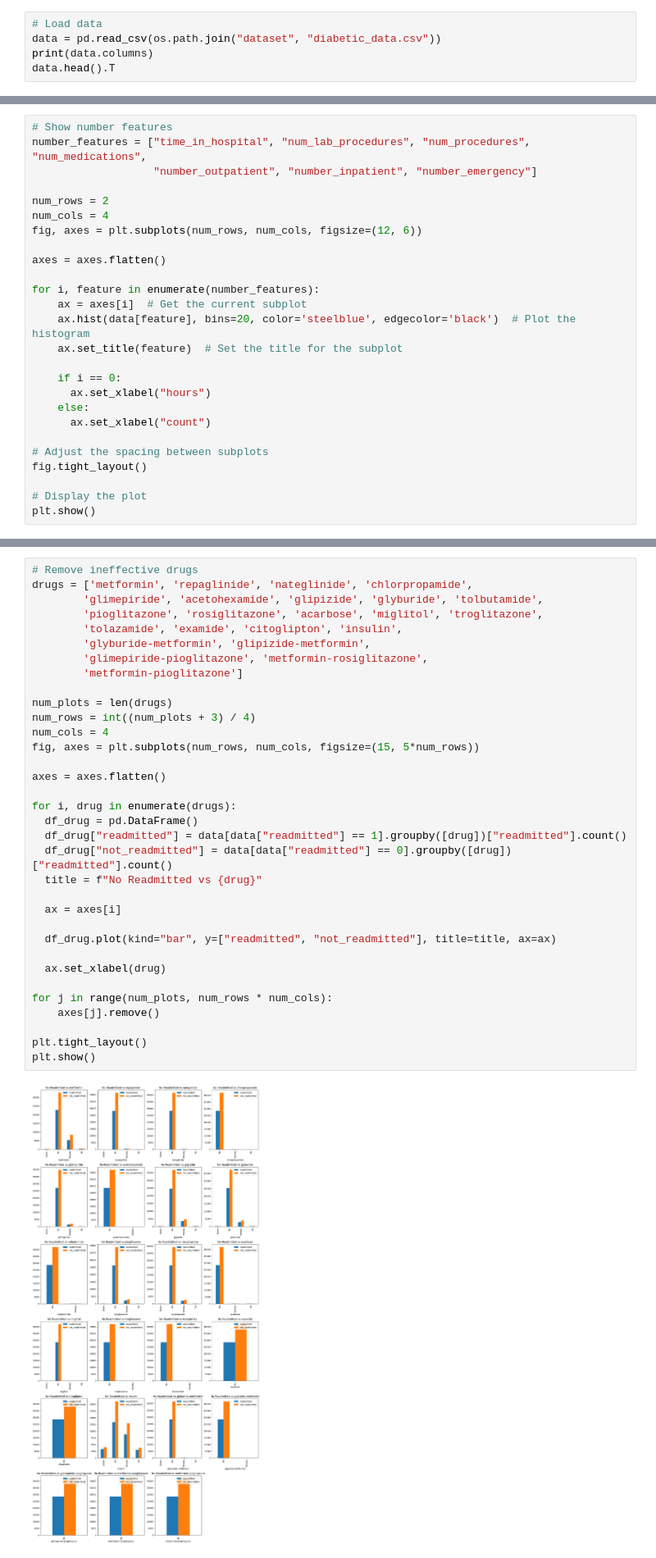
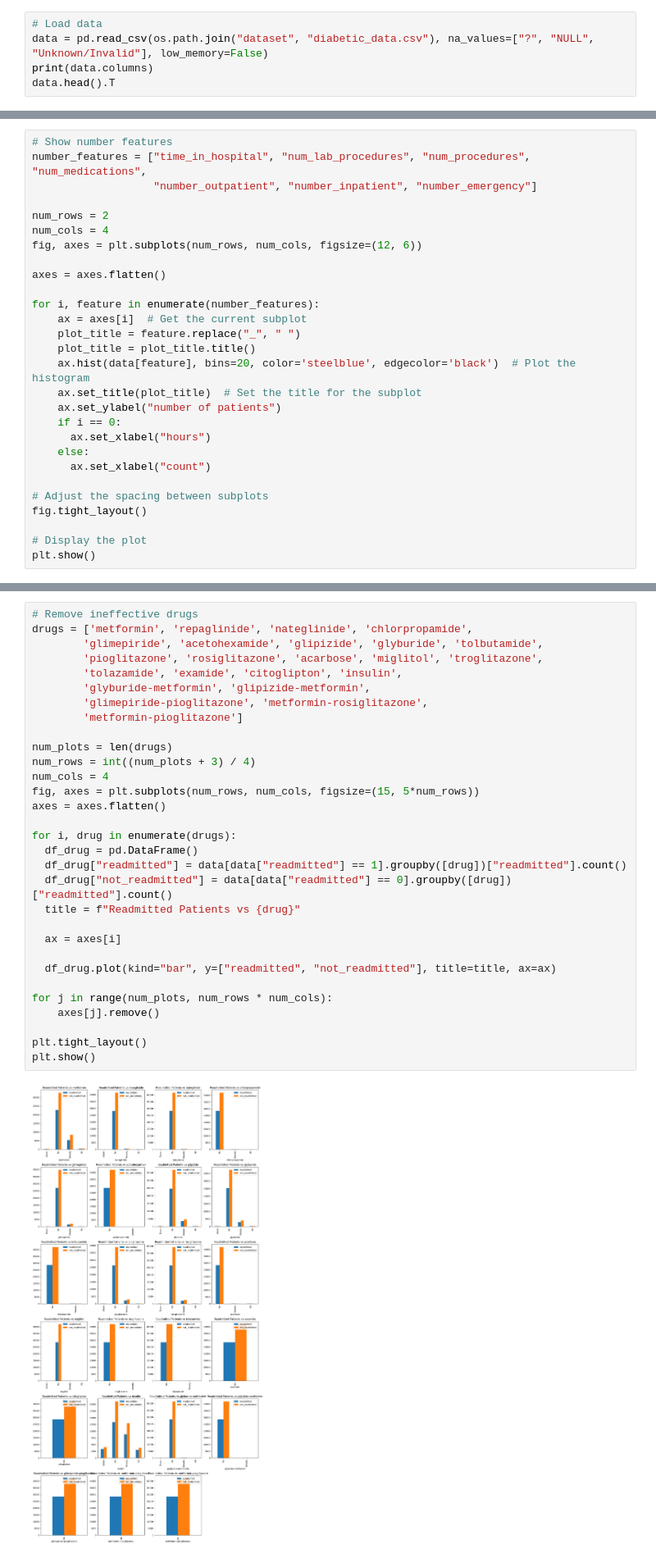
Before and after one commit to minhngo3818/cs178-diabetes-project, a Jupyter notebook: cleaner_2nd.ipynb, the cells around one changed output, grey strips where cells are left out. Shown at 82% size. Drawn from its saved outputs; the diff is of its cells as text.

```diff
--- a/cleaner_2nd.ipynb
+++ b/cleaner_2nd.ipynb
@@ -26,7 +26,7 @@ random_seed=12345
 ### 1. Exploration
 # %%
 # Load data
-data = pd.read_csv(os.path.join("dataset", "diabetic_data.csv"))
+data = pd.read_csv(os.path.join("dataset", "diabetic_data.csv"), na_values=["?", "NULL", "Unknown/Invalid"], low_memory=False)
 print(data.columns)
 data.head().T
 # %% [output]
@@ -307,9 +315,11 @@ axes = axes.flatten()
 
 for i, feature in enumerate(number_features):
     ax = axes[i]  # Get the current subplot
+    plot_title = feature.replace("_", " ")
+    plot_title = plot_title.title()
     ax.hist(data[feature], bins=20, color='steelblue', edgecolor='black')  # Plot the histogram
-    ax.set_title(feature)  # Set the title for the subplot
-
+    ax.set_title(plot_title)  # Set the title for the subplot
+    ax.set_ylabel("number of patients")
     if i == 0:
       ax.set_xlabel("hours")
     else:
@@ -340,38 +350,35 @@ plt.show()
 # Remove ineffective drugs
 drugs = ['metformin', 'repaglinide', 'nateglinide', 'chlorpropamide',
         'glimepiride', 'acetohexamide', 'glipizide', 'glyburide', 'tolbutamide',
         'pioglitazone', 'rosiglitazone', 'acarbose', 'miglitol', 'troglitazone',
         'tolazamide', 'examide', 'citoglipton', 'insulin',
         'glyburide-metformin', 'glipizide-metformin',
         'glimepiride-pioglitazone', 'metformin-rosiglitazone',
         'metformin-pioglitazone']
 
 num_plots = len(drugs)
 num_rows = int((num_plots + 3) / 4)
 num_cols = 4
 fig, axes = plt.subplots(num_rows, num_cols, figsize=(15, 5*num_rows))
-
 axes = axes.flatten()
 
 for i, drug in enumerate(drugs):
   df_drug = pd.DataFrame()
   df_drug["readmitted"] = data[data["readmitted"] == 1].groupby([drug])["readmitted"].count()
   df_drug["not_readmitted"] = data[data["readmitted"] == 0].groupby([drug])["readmitted"].count()
-  title = f"No Readmitted vs {drug}"
+  title = f"Readmitted Patients vs {drug}"
 
   ax = axes[i]
 
   df_drug.plot(kind="bar", y=["readmitted", "not_readmitted"], title=title, ax=ax)
-
-  ax.set_xlabel(drug)
 
 for j in range(num_plots, num_rows * num_cols):
     axes[j].remove()
 
 plt.tight_layout()
 plt.show()
 # %% [output]
-[figure, old version]
+[figure, new version]
 # %%
 # Process drug test data
 for col in drugs:
```
Also changed, not shown: parts of 7 cells of this notebook.
